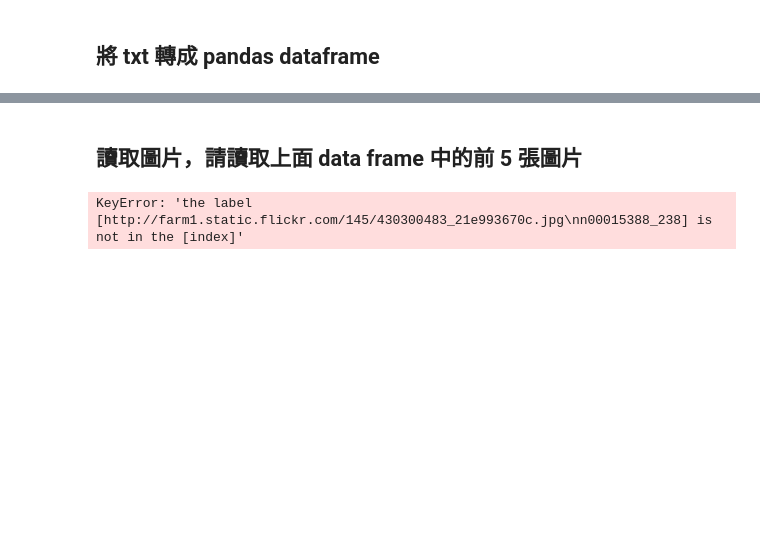
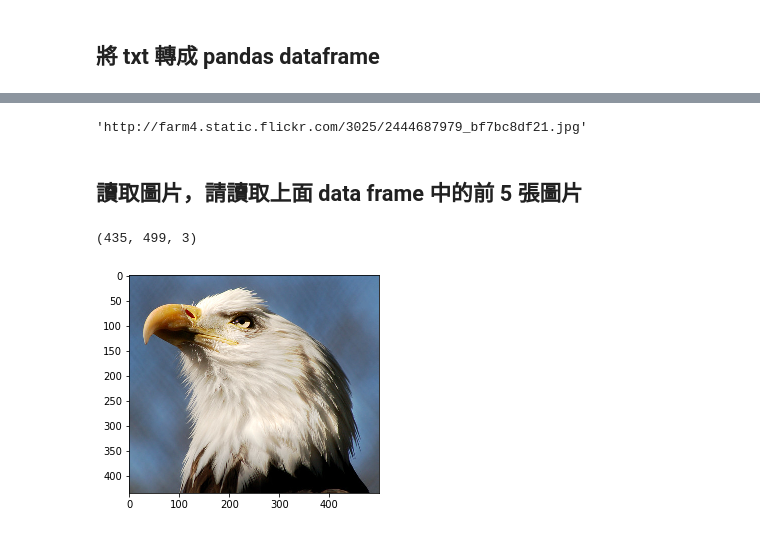
Before and after one commit to kevin801221/ML100days, a Jupyter notebook: Day_005_HW.ipynb, the cells around one changed output, grey strips where cells are left out. Drawn from its saved outputs; the diff is of its cells as text; code cells hidden in the pictures; blank space fills up the shorter version.

```diff
--- a/Day_005_HW.ipynb
+++ b/Day_005_HW.ipynb
@@ -70,9 +70,9 @@ data[0:100]
 'n00015388_157\thttp://farm1.static.flickr.com/145/430300483_21e993670c.jpg\nn00015388_238\thttp://farm2'
 # %%
 # 找到換行符號，用該符號做字串分割後，把它拿掉
-split_tag = "\t"
-data = data.split(split_tag)
-print(len(data))
-data[0:800]
+split_tag = "\n"
+data_splited = data.split(split_tag)
+print(len(data_splited))
+data_splited[0]
 # %% [output]
 9996
@@ -110,0 +102,11 @@ df.head()
+# %%
+import pandas as pd
+
+arrange_data = []
+for i in data_splited:
+    line = i.split("\t")
+    arrange_data.append(line)
+arrange_data  #arrange_data is a 2*2 list
+
+df = pd.DataFrame(arrange_data)  #將2階的list裝進dataframe裡面use pd.DataFrame
+df.head()  #印出前五行檢查一下
@@ -111,20 +120,26 @@ df.head()
+# %%
+df.loc[3, 1]
+# %% [output]
+'http://farm4.static.flickr.com/3025/2444687979_bf7bc8df21.jpg'
 # %% [markdown]
 ## 讀取圖片，請讀取上面 data frame 中的前 5 張圖片
 # %%
 from PIL import Image
 from io import BytesIO
 import numpy as np
 import matplotlib.pyplot as plt
 
 # 請用 df.loc[...] 得到第一筆資料的連結
-first_link = df.loc["http://farm1.static.flickr.com/145/430300483_21e993670c.jpg\nn00015388_238"]  #df.loc["你想看的row名稱"]
+#first_link = requests.get(df.loc[0, 1]) # 先讀取第一筆資料的圖片
 
-response = requests.get(first_link)
+response = requests.get(df.loc[0, 1])  #要求(requests)這個網址的圖片
 img = Image.open(BytesIO(response.content))
-
+img = np.array(img)
+print(img.shape)
 # Convert img to numpy array
 
 plt.imshow(img)
 plt.show()
 # %% [output]
-KeyError: 'the label [http://farm1.static.flickr.com/145/430300483_21e993670c.jpg\nn00015388_238] is not in the [index]'
+(435, 499, 3)
+[figure, added]
```
Also changed, not shown: parts of 6 cells of this notebook.
